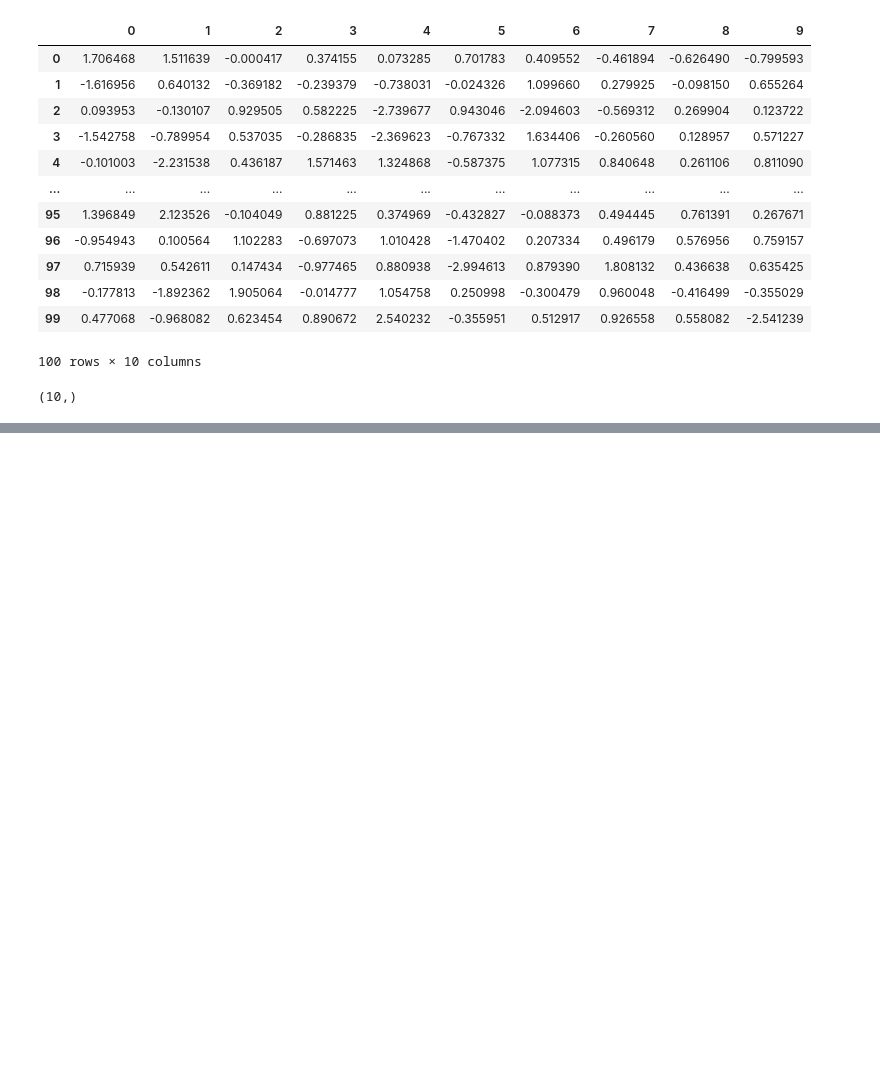
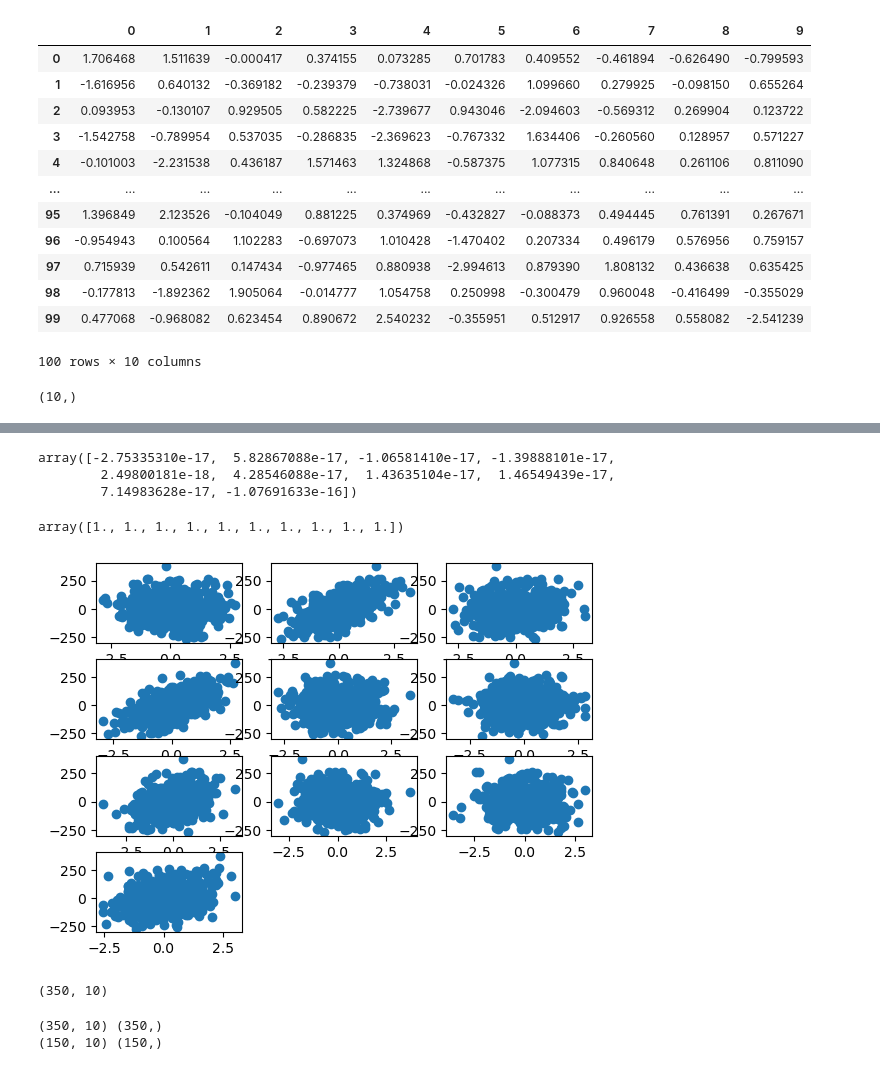
Before and after one commit to ravindrajoisa/Machine_Learning, a Jupyter notebook: Linear_Regression/Linear_Regression_with_Multiple_Features.ipynb, the cells around one changed output, grey strips where cells are left out. Saved outputs shown, nothing was run; the diff lists cells and outputs as text; code cells hidden in the pictures; blank space fills up the shorter version.

```diff
--- a/Linear_Regression/Linear_Regression_with_Multiple_Features.ipynb
+++ b/Linear_Regression/Linear_Regression_with_Multiple_Features.ipynb
@@ -72,4 +75,5 @@ def normalise(X):
 
     return (X-u)/std
 # %%
-X
+X = normalise(X)
+pd.DataFrame(X).head()
@@ -75,0 +87,10 @@ X
+# %%
+X.mean(axis=0)
+# %% [output]
+array([-2.75335310e-17,  5.82867088e-17, -1.06581410e-17, -1.39888101e-17,
+        2.49800181e-18,  4.28546088e-17,  1.43635104e-17,  1.46549439e-17,
+        7.14983628e-17, -1.07691633e-16])
+# %%
+X.std(axis=0)
+# %% [output]
+array([1., 1., 1., 1., 1., 1., 1., 1., 1., 1.])
@@ -75,0 +99,7 @@ X
+# %%
+for f in range(0,10):
+    plt.subplot(4,3,f+1)
+    plt.scatter(X[:,f],y)
+plt.show()
+# %% [output]
+[figure, added]
@@ -75,0 +110,10 @@ X
+# %%
+XT.shape
+# %% [output]
+(350, 10)
+# %%
+print(XT.shape, yT.shape)
+print(Xt.shape, yt.shape)
+# %% [output]
+(350, 10) (350,)
+(150, 10) (150,)
```
Also changed, not shown: parts of 23 cells of this notebook.
